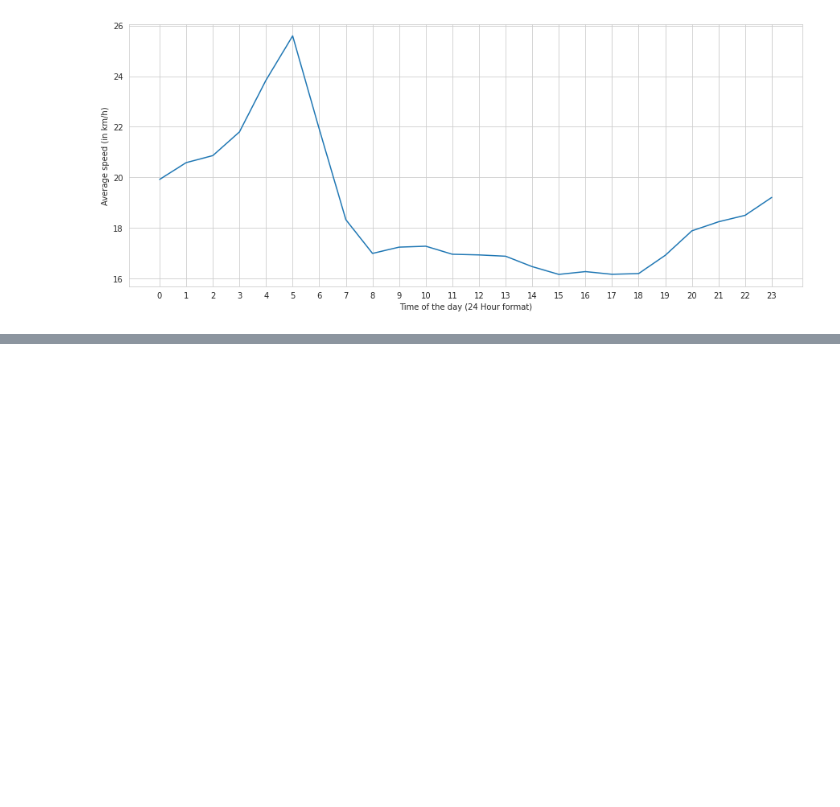
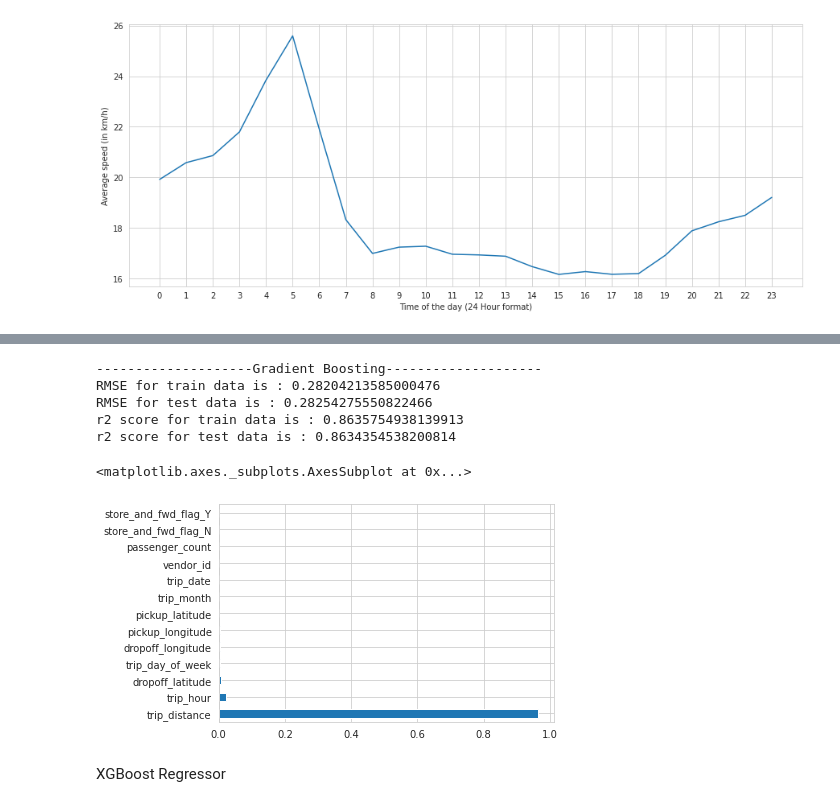
Before and after one commit to amolprabhu/NYC-Taxi-Duration-Prediction, a Jupyter notebook: NYC_Taxi_Capstone_Project.ipynb, the cells around one changed output, grey strips where cells are left out. Saved outputs shown, nothing was run; the diff lists cells and outputs as text; code cells hidden in the pictures; blank space fills up the shorter version.

```diff
--- a/NYC_Taxi_Capstone_Project.ipynb
+++ b/NYC_Taxi_Capstone_Project.ipynb
@@ -411,0 +572,3 @@ data.describe()
+# %%
+# Fitting data into the gradient boosting model
+gbr.fit(X_train,y_train)
@@ -411,0 +589,22 @@ data.describe()
+# %%
+# Evaluation metrics of the gradient boosting model
+print('--'*10 + 'Gradient Boosting' + '--'*10)
+print(f'RMSE for train data is : {np.sqrt(mean_squared_error(y_train, gbr_train_preds))}')
+print(f'RMSE for test data is : {np.sqrt(mean_squared_error(y_test, gbr_preds))}')
+print(f'r2 score for train data is : {r2_score(y_train, gbr_train_preds)}')
+print(f'r2 score for test data is : {r2_score(y_test, gbr_preds)}')
+# %% [output]
+--------------------Gradient Boosting--------------------
+RMSE for train data is : 0.28204213585000476
+RMSE for test data is : 0.28254275550822466
+r2 score for train data is : 0.8635754938139913
+r2 score for test data is : 0.8634354538200814
+# %%
+# Feature importances of the gradient boosting model
+feat_importances_gbr = pd.Series(gbr.feature_importances_, index=X.columns)
+feat_importances_gbr.nlargest(20).plot(kind='barh')
+# %% [output]
+<matplotlib.axes._subplots.AxesSubplot at 0x...>
+[figure, added]
+# %% [markdown]
+XGBoost Regressor
```
Also changed, not shown: parts of 36 cells of this notebook.
